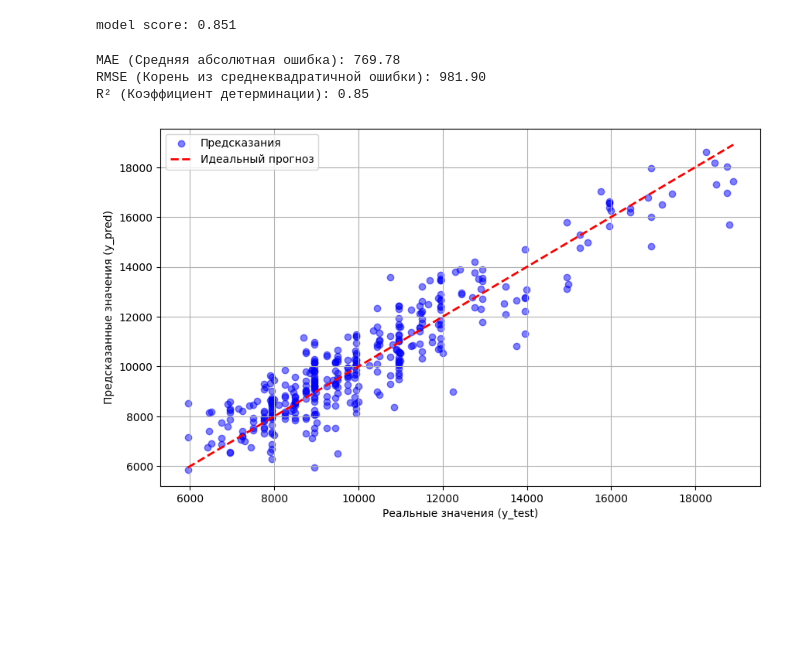
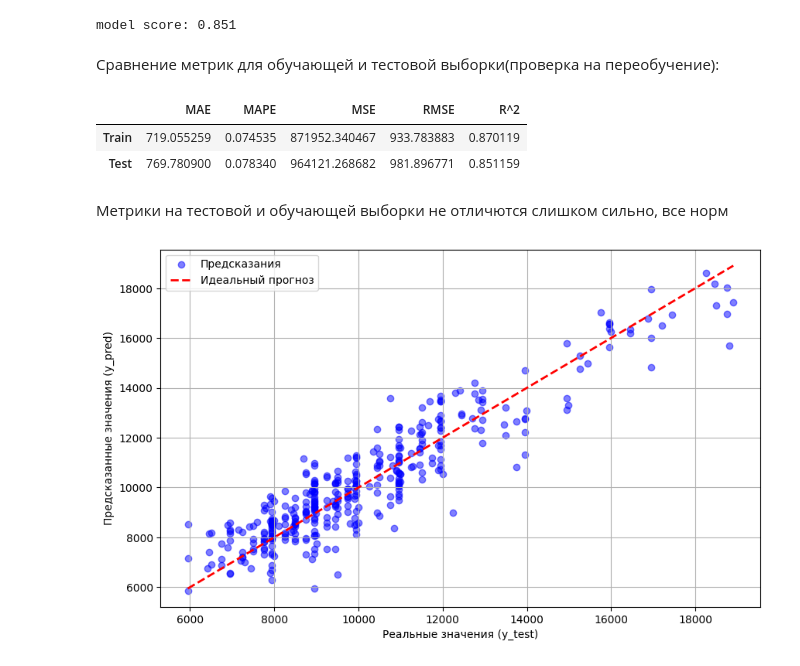
Before and after one commit to Aglaya-Alin/ML, a Jupyter notebook: hw04/hw04_linear_reg.ipynb, the cells around one changed output. Saved outputs shown, nothing was run; the diff lists cells and outputs as text; code cells hidden in the pictures; blank space fills up the shorter version.

```diff
--- a/hw04/hw04_linear_reg.ipynb
+++ b/hw04/hw04_linear_reg.ipynb
@@ -452,8 +453,8 @@ preprocessor = ColumnTransformer([
 ('rob', RobustScaler(), robust_cols),
 ], remainder='passthrough')
 
-x_train_transformed = preprocessor.fit_transform(X_train)
-x_test_transformed = preprocessor.transform(X_test)
+X_train_transformed = preprocessor.fit_transform(X_train)
+X_test_transformed = preprocessor.transform(X_test)
 # %% [markdown]
 ### Вопросы:
 
@@ -481,9 +472,18 @@ def print_score(y_test, y_pred):
+# %%
+def get_metrics(y_true, y_pred):
+    return {
+        'MAE': metrics.mean_absolute_error(y_true, y_pred),
+        'MAPE' : metrics.mean_absolute_percentage_error(y_true, y_pred),
+        'MSE': metrics.mean_squared_error(y_true, y_pred),
+        'RMSE': np.sqrt(metrics.mean_squared_error(y_true, y_pred)),
+        'R^2': metrics.r2_score(y_true, y_pred)
+    }
 # %% [markdown]
 Обучение базовой линейной регрессии:
 # %%
 reg = LinearRegression()
 
-reg.fit(x_train_transformed, y_train)
+reg.fit(X_train_transformed, y_train)
 # %% [output]
 LinearRegression()
 # %%
@@ -491,13 +491,22 @@ print("model score: %.3f" % reg.score(x_test_transformed, y_test))
 # %% [output]
 model score: 0.851
 # %%
-y_pred = reg.predict(x_test_transformed)
+y_pred = reg.predict(X_test_transformed)
-# %%
-print_score(y_test, y_pred)
-# %% [output]
-MAE (Средняя абсолютная ошибка): 769.78
-RMSE (Корень из среднеквадратичной ошибки): 981.90
-R² (Коэффициент детерминации): 0.85
+# %% [markdown]
+Сравнение метрик для обучающей и тестовой выборки(проверка на переобучение):
+# %%
+metrics1 = get_metrics(y_test, y_pred)
+metrics2 = get_metrics(y_train, reg.predict(X_train_transformed))
+
+
+df_comparison = pd.DataFrame([metrics2, metrics1], index=['Train', 'Test'])
+df_comparison
+# %% [output]
+|  | MAE | MAPE | MSE | RMSE | R^2 |
+| Train | 719.055259 | 0.074535 | 871952.340467 | 933.783883 | 0.870119 |
+| Test | 769.780900 | 0.078340 | 964121.268682 | 981.896771 | 0.851159 |
+# %% [markdown]
+Метрики на тестовой и обучающей выборки не отличются слишком сильно, все норм
 # %%
 plt.figure(figsize=(10, 6))
 
```
Also changed, not shown: parts of 27 cells of this notebook.
